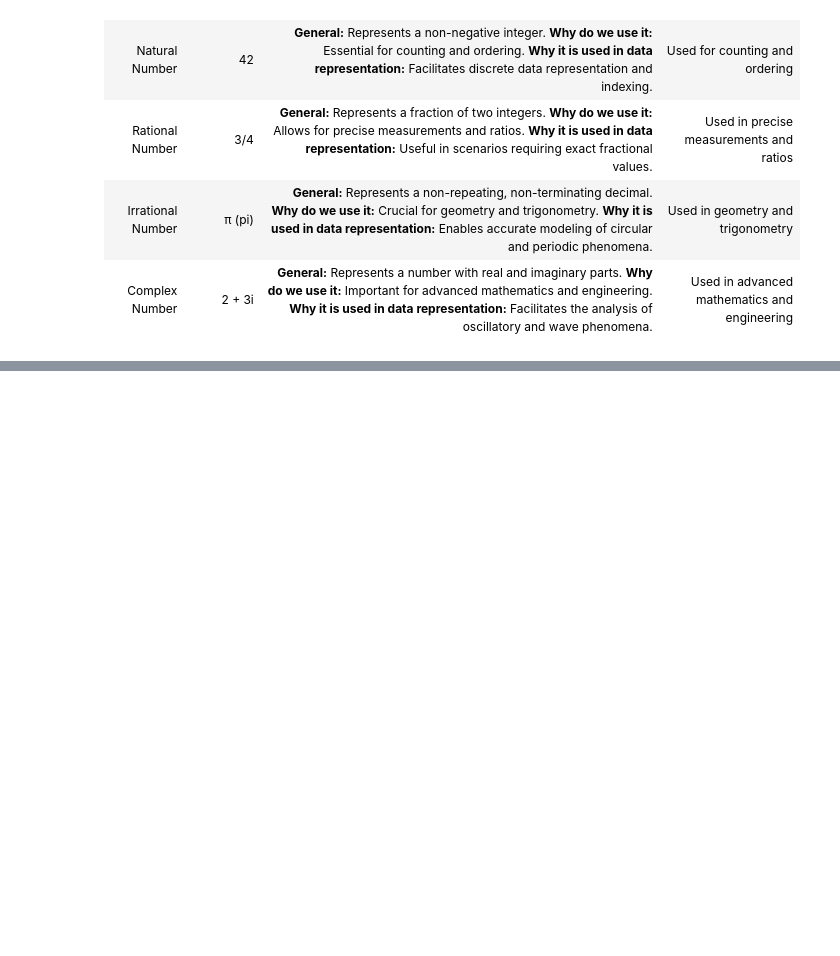
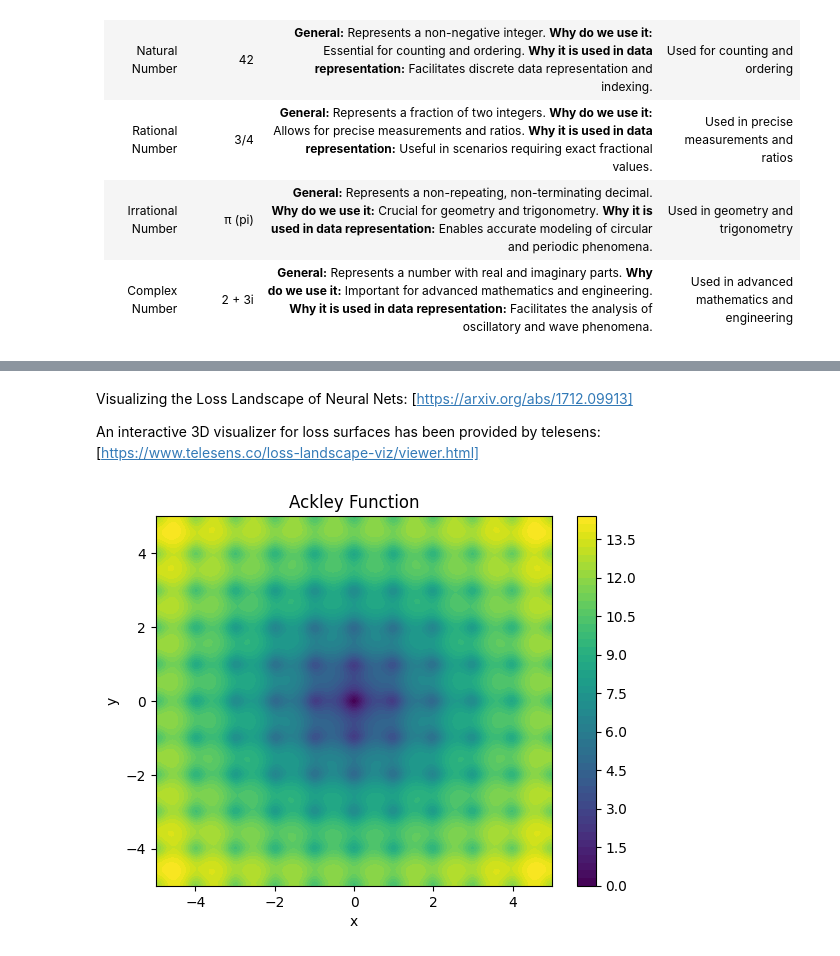
Before and after one commit to DevBalance/math-in-machine-learning-and-ai, a Jupyter notebook: 10-numbers, functions, omptimum, models and what can we do with it.ipynb, the cells around one changed output, grey strips where cells are left out. Cells and saved outputs as stored; diff of their text form; code cells hidden in the pictures; blank space fills up the shorter version.

```diff
--- a/10-numbers, functions, omptimum, models and what can we do with it.ipynb
+++ b/10-numbers, functions, omptimum, models and what can we do with it.ipynb
@@ -20,0 +304,26 @@
+# %% [markdown]
+Visualizing the Loss Landscape of Neural Nets: [https://arxiv.org/abs/1712.09913]
+
+An interactive 3D visualizer for loss surfaces has been provided by telesens: [https://www.telesens.co/loss-landscape-viz/viewer.html]
+# %%
+import numpy as np
+import matplotlib.pyplot as plt
+
+def ackley(x, y, a=20, b=0.2, c=2*np.pi):
+    return -a * np.exp(-b * np.sqrt(0.5*(x**2 + y**2))) - np.exp(0.5*(np.cos(c*x) + np.cos(c*y))) + a + np.e
+
+# Create grid
+x = np.linspace(-5, 5, 400)
+y = np.linspace(-5, 5, 400)
+X, Y = np.meshgrid(x, y)
+Z = ackley(X, Y)
+
+# Plot contour
+plt.contourf(X, Y, Z, levels=50, cmap='viridis')
+plt.colorbar()
+plt.title("Ackley Function")
+plt.xlabel("x")
+plt.ylabel("y")
+plt.show()
+# %% [output]
+[figure, added]
```
Also changed, not shown: parts of 11 cells of this notebook.
